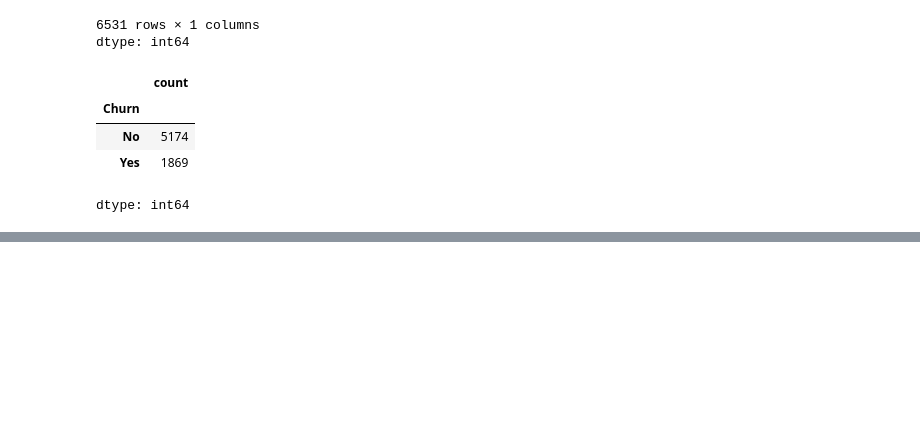
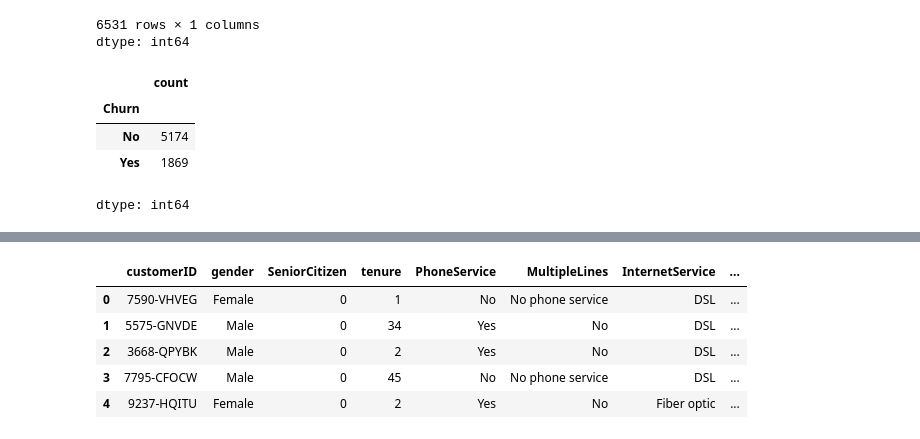
Before and after one commit to sbmccall/data-science-projects, a Jupyter notebook: telco-customer-churn/notebooks/telco_customer_churn_sbm.ipynb, the cells around one changed output, grey strips where cells are left out. Saved outputs shown, nothing was run; the diff lists cells and outputs as text; code cells hidden in the pictures; blank space fills up the shorter version.

```diff
--- a/telco-customer-churn/notebooks/telco_customer_churn_sbm.ipynb
+++ b/telco-customer-churn/notebooks/telco_customer_churn_sbm.ipynb
@@ -268,0 +292,5 @@ Potential Features
+# %%
+# Changing Yes and No to 1 and 0 respectively
+df_features = df.copy()
+
+df_features['Partners_or_Dependents'] = np.where((df_features['Partner']=='Yes') | (df_features['Dependents']=='Yes'), 'Yes', 'No')
@@ -268,0 +307,11 @@ Potential Features
+# %%
+df_features.drop(columns=['Partner', 'Dependents'], inplace=True)
+
+df_features.head()
+# %% [output]
+|  | customerID | gender | SeniorCitizen | tenure | PhoneService | MultipleLines | InternetService | ... |
+| 0 | 7590-VHVEG | Female | 0 | 1 | No | No phone service | DSL | ... |
+| 1 | 5575-GNVDE | Male | 0 | 34 | Yes | No | DSL | ... |
+| 2 | 3668-QPYBK | Male | 0 | 2 | Yes | No | DSL | ... |
+| 3 | 7795-CFOCW | Male | 0 | 45 | No | No phone service | DSL | ... |
+| 4 | 9237-HQITU | Female | 0 | 2 | Yes | No | Fiber optic | ... |
```
Also changed, not shown: parts of 4 cells of this notebook.
